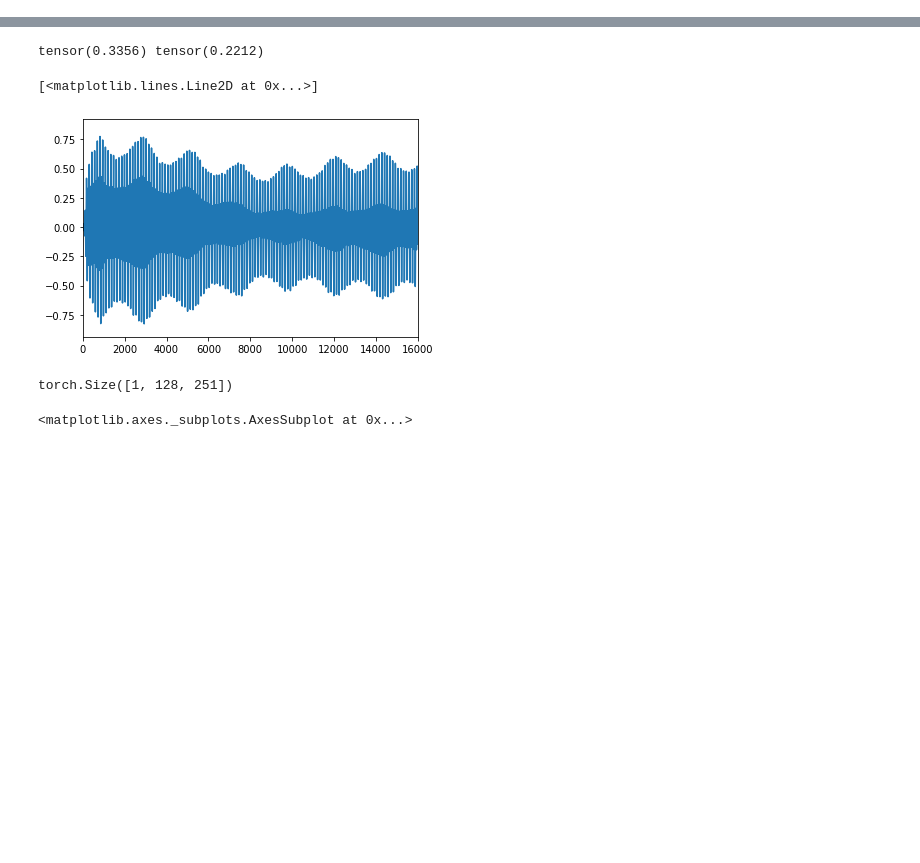
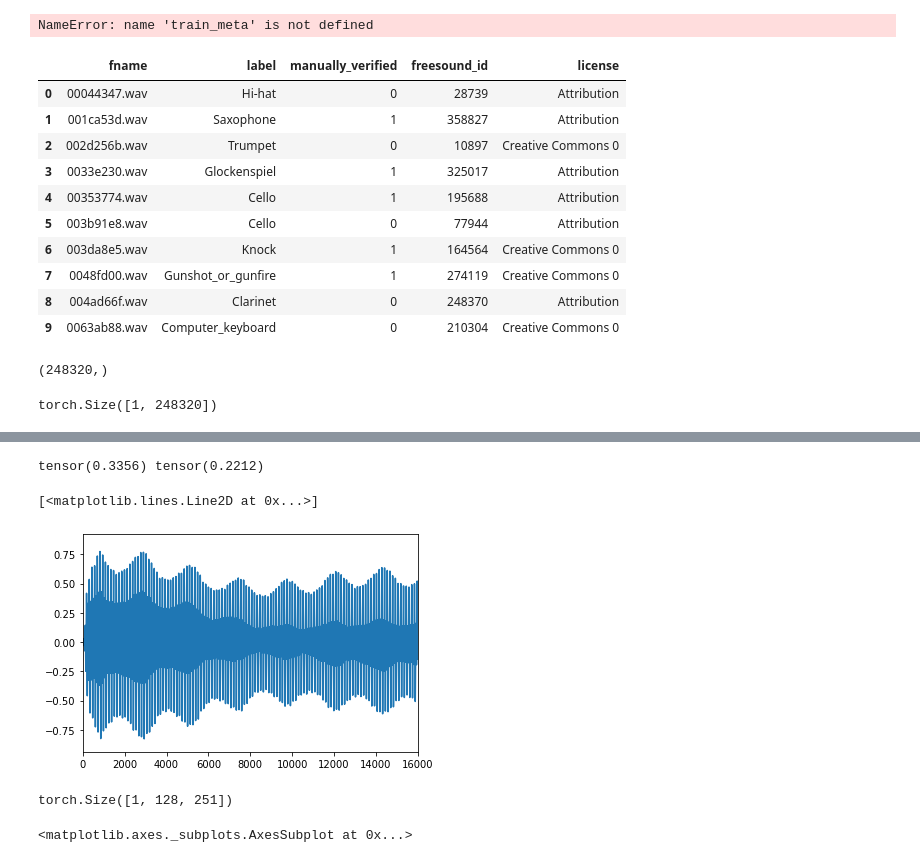
Before and after one commit to pgigioli/music_ml, a Jupyter notebook: data_preprocessing.ipynb, the cells around one changed output, grey strips where cells are left out. Drawn from its saved outputs; the diff is of its cells as text; code cells hidden in the pictures; blank space fills up the shorter version.

```diff
--- a/data_preprocessing.ipynb
+++ b/data_preprocessing.ipynb
@@ -17,0 +294,8 @@ import scipy.io.wavfile as sciwav
+# %%
+freesound_dir = 'data/freesound'
+
+train_dir = os.path.join(freesound_dir, 'FSDKaggle2018.audio_train')
+test_dir = os.path.join(freesound_dir, 'FSDKaggle2018.audio_test')
+
+train_meta_path = os.path.join(freesound_dir, 'FSDKaggle2018.meta/train_post_competition.csv')
+test_meta_path = os.path.join(freesound_dir, 'FSDKaggle2018.meta/test_post_competition_scoring_clips.csv')
@@ -17,0 +305,40 @@ import scipy.io.wavfile as sciwav
+# %%
+instruments = [
+    'Acoustic_guitar',
+    'Violin_or_fiddle',
+    'Trumpet',
+    'Cello',
+    'Double_bass',
+    'Saxophone',
+    'Clarinet',
+    'Bass_drum',
+    'Flute',
+    'Hi-hat',
+    'Snare_drum',
+    'Oboe',
+    'Gong',
+    'Tambourine',
+    'Cowbell',
+    'Harmonica',
+    'Electric_piano',
+    'Chime',
+    'Glockenspiel'
+]
+
+non_instruments = [x for x in train_meta['label'].unique() if x not in instruments]
+# %% [output]
+NameError: name 'train_meta' is not defined
+# %%
+train_meta.head(10)
+# %% [output]
+|  | fname | label | manually_verified | freesound_id | license |
+| 0 | 00044347.wav | Hi-hat | 0 | 28739 | Attribution |
+| 1 | 001ca53d.wav | Saxophone | 1 | 358827 | Attribution |
+| 2 | 002d256b.wav | Trumpet | 0 | 10897 | Creative Commons 0 |
+| 3 | 0033e230.wav | Glockenspiel | 1 | 325017 | Attribution |
+| 4 | 00353774.wav | Cello | 1 | 195688 | Attribution |
+| 5 | 003b91e8.wav | Cello | 0 | 77944 | Attribution |
+| 6 | 003da8e5.wav | Knock | 1 | 164564 | Creative Commons 0 |
+| 7 | 0048fd00.wav | Gunshot_or_gunfire | 1 | 274119 | Creative Commons 0 |
+| 8 | 004ad66f.wav | Clarinet | 0 | 248370 | Attribution |
+| 9 | 0063ab88.wav | Computer_keyboard | 0 | 210304 | Creative Commons 0 |
@@ -17,0 +349,8 @@ import scipy.io.wavfile as sciwav
+# %%
+librosa.load(fname, sr=16000)[0].shape
+# %% [output]
+(248320,)
+# %%
+audio.shape
+# %% [output]
+torch.Size([1, 248320])
```
Also changed, not shown: parts of 56 cells of this notebook, 10 other files.
